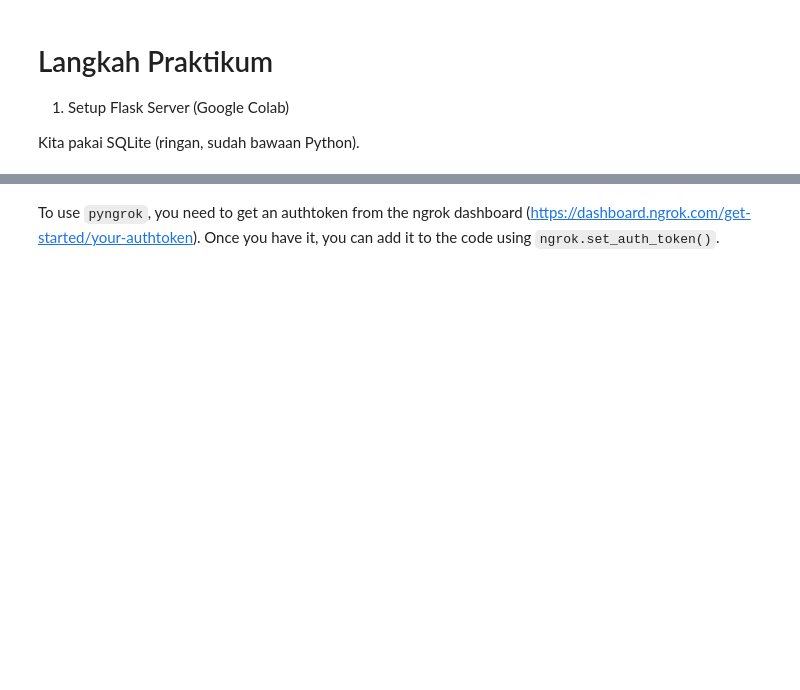
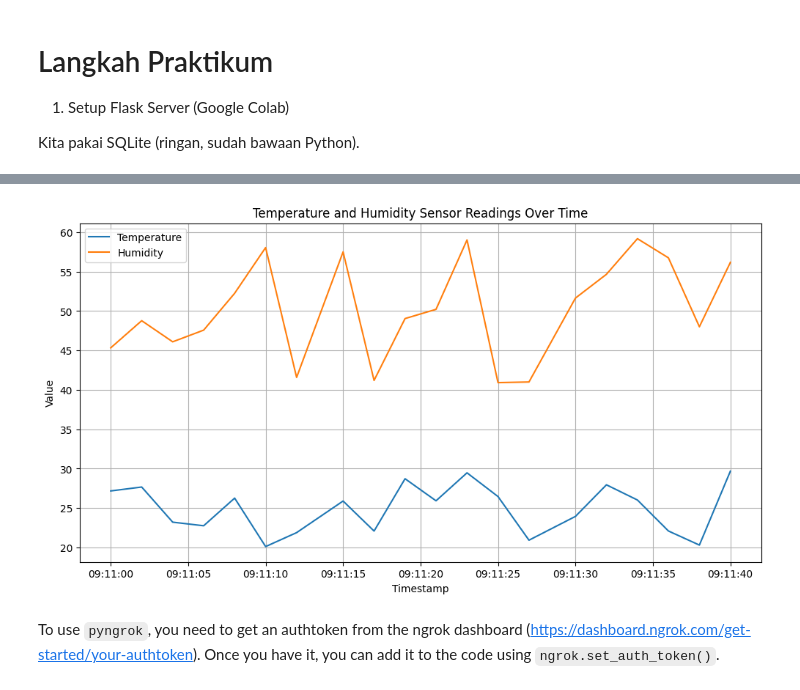
Before and after one commit to arimbawa/Aplikasi-IoT, a Jupyter notebook: Minggu_4_Database_untuk_IoT.ipynb, the cells around one changed output, grey strips where cells are left out. Drawn from its saved outputs; the diff is of its cells as text; code cells hidden in the pictures; blank space fills up the shorter version.

```diff
--- a/Minggu_4_Database_untuk_IoT.ipynb
+++ b/Minggu_4_Database_untuk_IoT.ipynb
@@ -273,3 +218,38 @@ else:
+# %%
+def get_temp_hum_data():
+    conn = None
+    try:
+        conn = sqlite3.connect(DATABASE)
+        cursor = conn.cursor()
+        cursor.execute("SELECT temperature, humidity, timestamp FROM http_readings ORDER BY timestamp LIMIT 20")
+        rows = cursor.fetchall()
+        return rows
+    except Exception as e:
+        print(f"Error retrieving temperature/humidity data: {e}")
+        return None
+    finally:
+        if conn:
+            conn.close()
+
+temp_hum_data = get_temp_hum_data()
+
+if temp_hum_data:
+    df_temp_hum = pd.DataFrame(temp_hum_data, columns=['temperature', 'humidity', 'timestamp'])
+    df_temp_hum['timestamp'] = pd.to_datetime(df_temp_hum['timestamp'])
+
+    plt.figure(figsize=(12, 6))
+    plt.plot(df_temp_hum['timestamp'], df_temp_hum['temperature'], label='Temperature')
+    plt.plot(df_temp_hum['timestamp'], df_temp_hum['humidity'], label='Humidity')
+    plt.xlabel("Timestamp")
+    plt.ylabel("Value")
+    plt.title("Temperature and Humidity Sensor Readings Over Time")
+    plt.legend()
+    plt.grid(True)
+    plt.show()
+else:
+    print("No temperature or humidity data available to plot.")
+# %% [output]
+[figure, added]
 # %% [markdown]
 To use `pyngrok`, you need to get an authtoken from the ngrok dashboard ([https://dashboard.ngrok.com/get-started/your-authtoken](https://dashboard.ngrok.com/get-started/your-authtoken)). Once you have it, you can add it to the code using `ngrok.set_auth_token()`.
 # %% [markdown]
```
Also changed, not shown: parts of 3 cells of this notebook.
